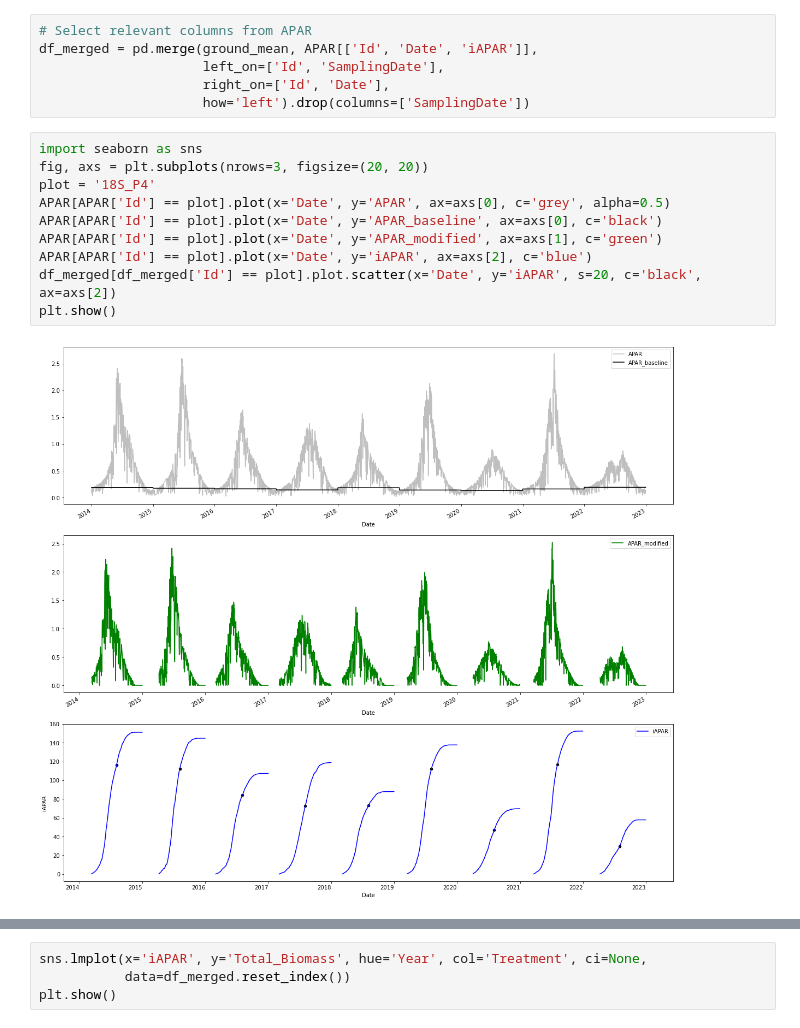
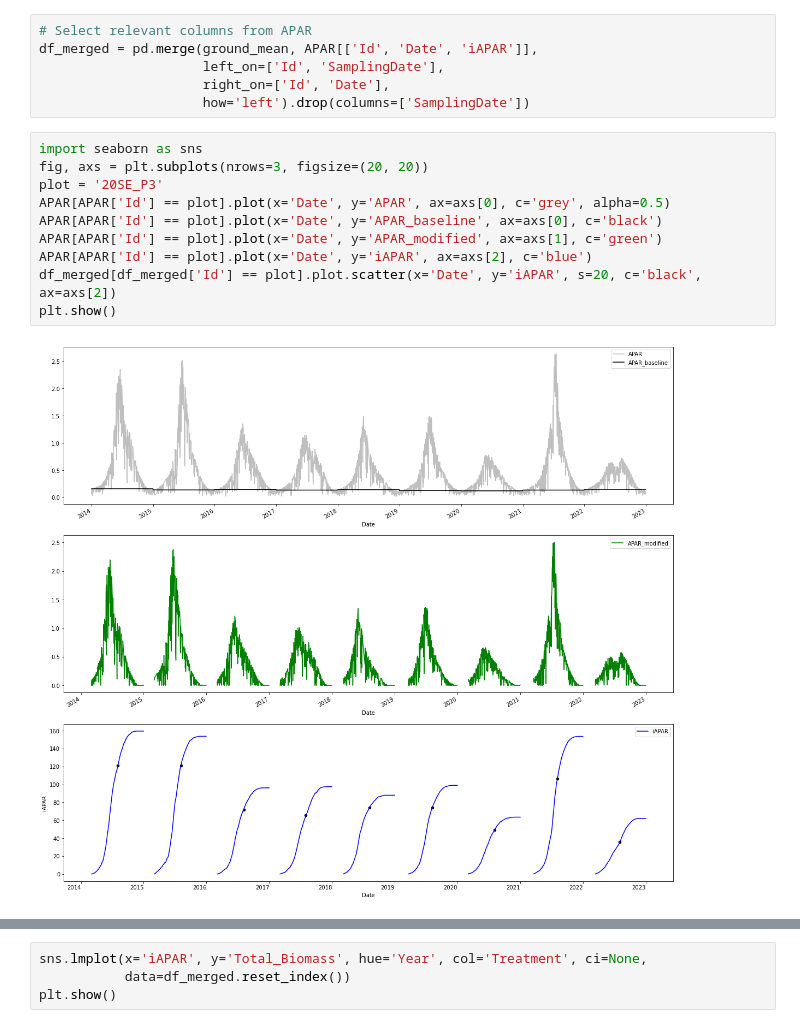
Before and after one commit to kearney-sp/cper_hls_veg_models, a Jupyter notebook: production/calculate_iapar.ipynb, the cells around one changed output, grey strips where cells are left out. Drawn from its saved outputs; the diff is of its cells as text.

```diff
--- a/production/calculate_iapar.ipynb
+++ b/production/calculate_iapar.ipynb
@@ -182,12 +180,12 @@ df_merged = pd.merge(ground_mean, APAR[['Id', 'Date', 'iAPAR']],
 # %%
 import seaborn as sns
 fig, axs = plt.subplots(nrows=3, figsize=(20, 20))
-plot = '18S_P4'
+plot = '20SE_P3'
 APAR[APAR['Id'] == plot].plot(x='Date', y='APAR', ax=axs[0], c='grey', alpha=0.5)
 APAR[APAR['Id'] == plot].plot(x='Date', y='APAR_baseline', ax=axs[0], c='black')
 APAR[APAR['Id'] == plot].plot(x='Date', y='APAR_modified', ax=axs[1], c='green')
 APAR[APAR['Id'] == plot].plot(x='Date', y='iAPAR', ax=axs[2], c='blue')
 df_merged[df_merged['Id'] == plot].plot.scatter(x='Date', y='iAPAR', s=20, c='black', ax=axs[2])
 plt.show()
 # %% [output]
-[figure, old version]
+[figure, new version]
```
Also changed, not shown: parts of 2 cells of this notebook, 8 other files.
